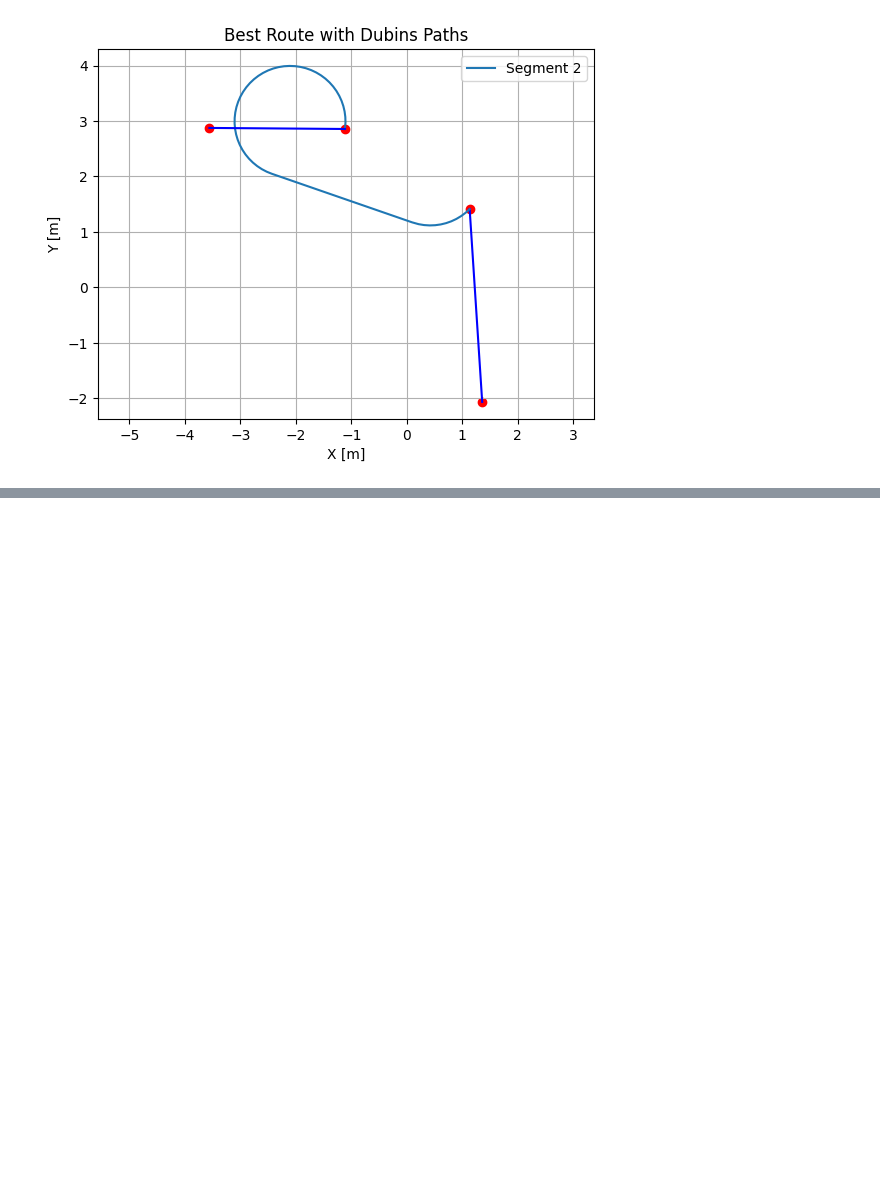
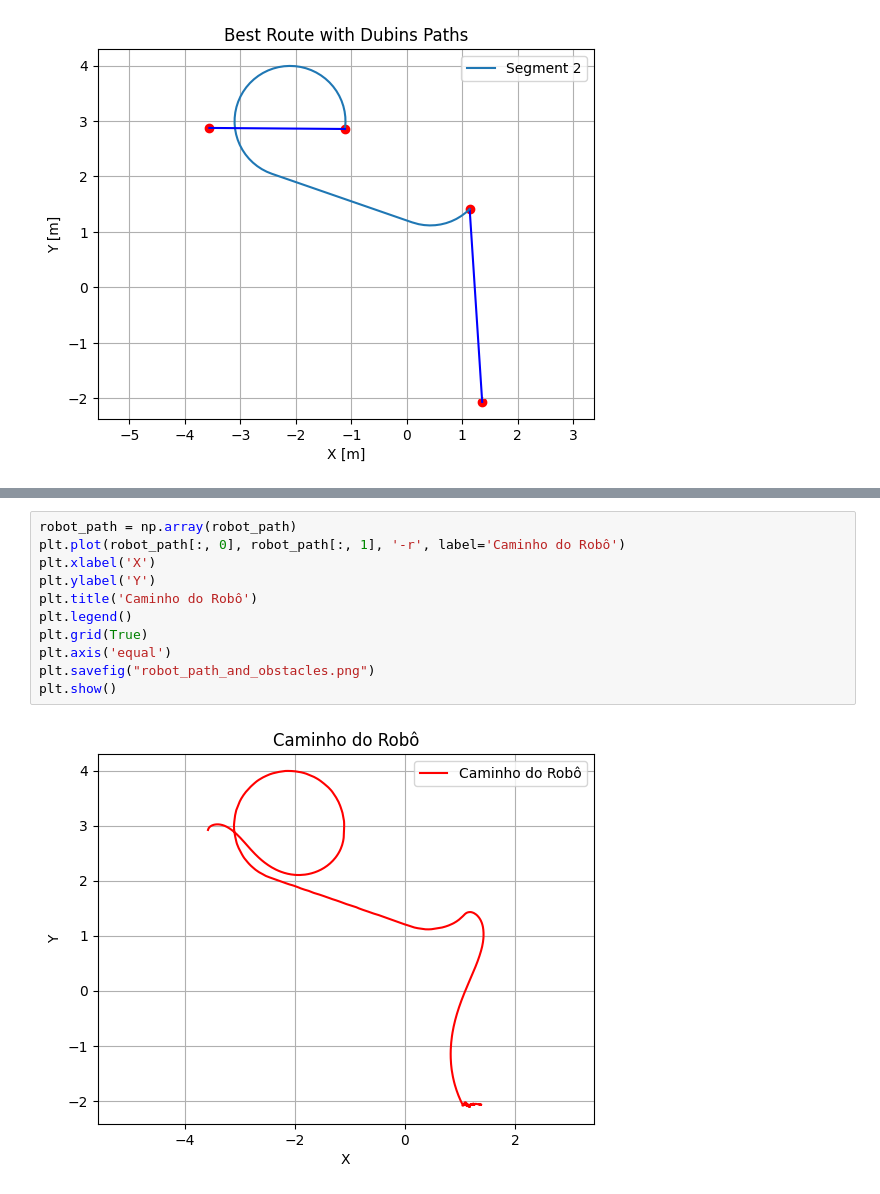
Before and after one commit to analucia-odp/projeto-final-rob-tica, a Jupyter notebook: agoravai.ipynb, the cells around one changed output, grey strips where cells are left out. Cells and saved outputs as stored; diff of their text form; blank space fills up the shorter version.

```diff
--- a/agoravai.ipynb
+++ b/agoravai.ipynb
@@ -366,0 +463,13 @@ for i in range(len(dubins_points)-1):
+# %%
+robot_path = np.array(robot_path)
+plt.plot(robot_path[:, 0], robot_path[:, 1], '-r', label='Caminho do Robô')
+plt.xlabel('X')
+plt.ylabel('Y')
+plt.title('Caminho do Robô')
+plt.legend()
+plt.grid(True)
+plt.axis('equal')
+plt.savefig("robot_path_and_obstacles.png")
+plt.show()
+# %% [output]
+[figure, added]
```
Also changed, not shown: parts of 6 cells of this notebook, 3 other files.
